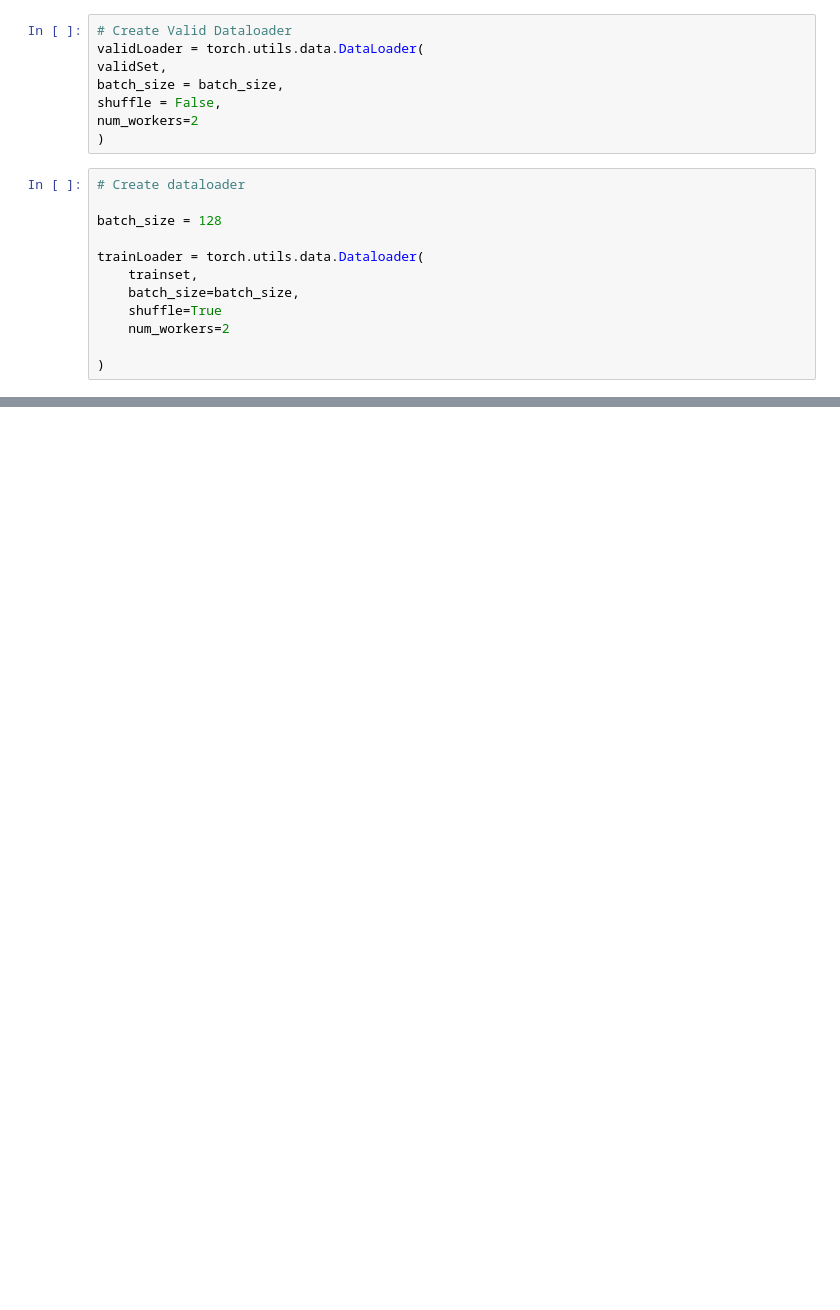
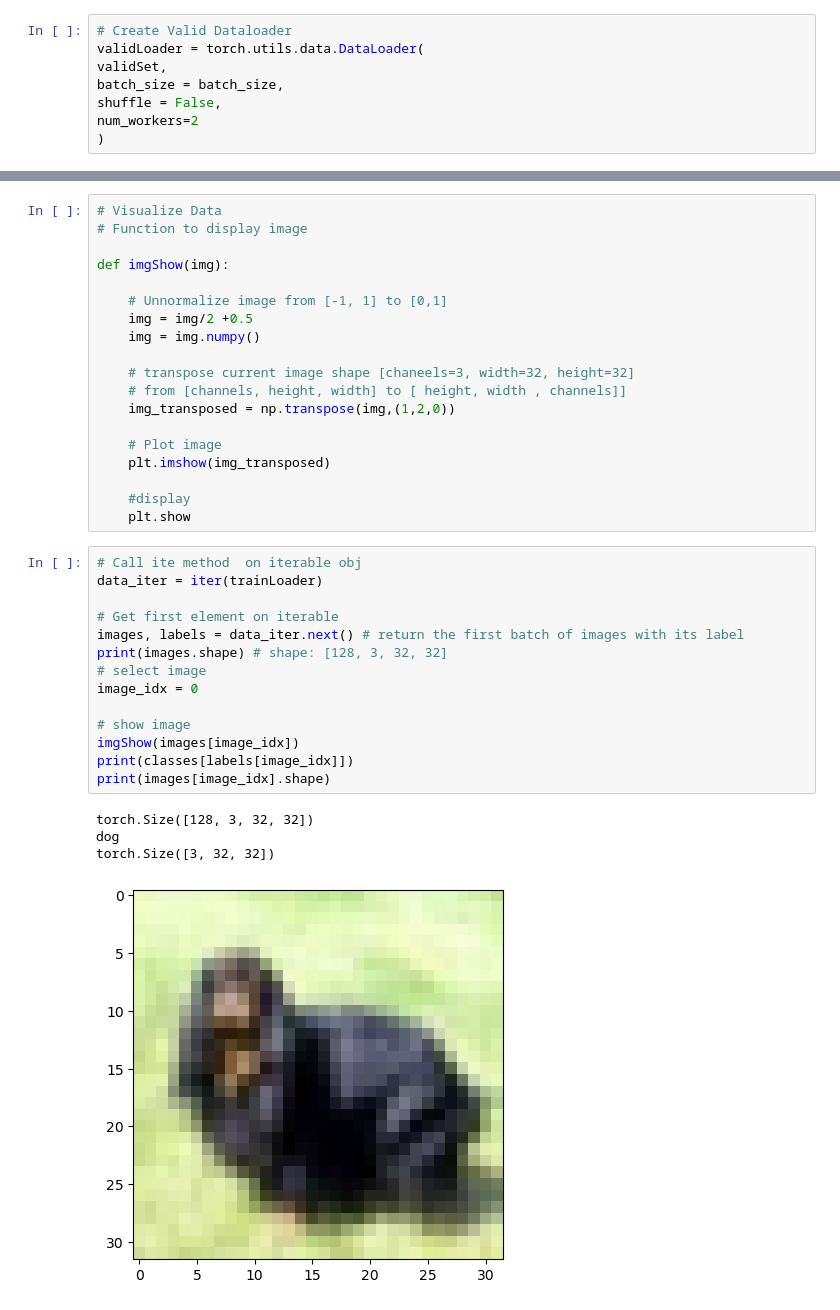
Before and after one commit to Haseebwaheedkhan/Image_Classifier_CIFAR-10, a Jupyter notebook: CIFAR_image_classifier.ipynb, the cells around one changed output, grey strips where cells are left out. Saved outputs shown, nothing was run; the diff lists cells and outputs as text; blank space fills up the shorter version.

```diff
--- a/CIFAR_image_classifier.ipynb
+++ b/CIFAR_image_classifier.ipynb
@@ -45,15 +73,3 @@ batch_size = batch_size,
 shuffle = False,
 num_workers=2
 )
-# %%
-# Create dataloader
-
-batch_size = 128
-
-trainLoader = torch.utils.data.Dataloader(
-    trainset,
-    batch_size=batch_size,
-    shuffle=True
-    num_workers=2
-
-)
@@ -77,0 +161,38 @@ for data in trainLoader:
+# %%
+# Visualize Data
+# Function to display image
+
+def imgShow(img):
+
+    # Unnormalize image from [-1, 1] to [0,1]
+    img = img/2 +0.5
+    img = img.numpy()
+
+    # transpose current image shape [chaneels=3, width=32, height=32]
+    # from [channels, height, width] to [ height, width , channels]]
+    img_transposed = np.transpose(img,(1,2,0))
+
+    # Plot image
+    plt.imshow(img_transposed)
+
+    #display
+    plt.show
+# %%
+# Call ite method  on iterable obj
+data_iter = iter(trainLoader)
+
+# Get first element on iterable
+images, labels = data_iter.next() # return the first batch of images with its label
+print(images.shape) # shape: [128, 3, 32, 32]
+# select image
+image_idx = 0
+
+# show image
+imgShow(images[image_idx])
+print(classes[labels[image_idx]])
+print(images[image_idx].shape)
+# %% [output]
+torch.Size([128, 3, 32, 32])
+dog
+torch.Size([3, 32, 32])
+[figure, added]
```
Also changed, not shown: parts of 19 cells of this notebook.
